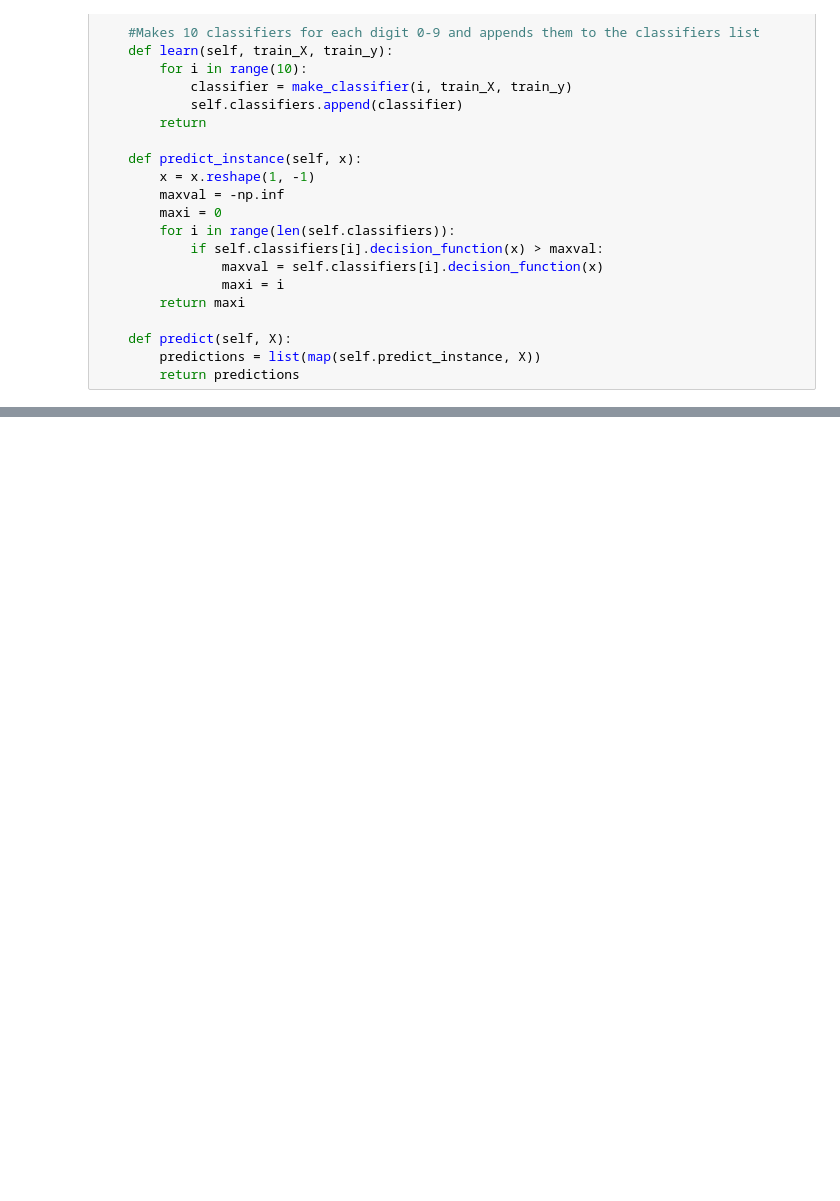
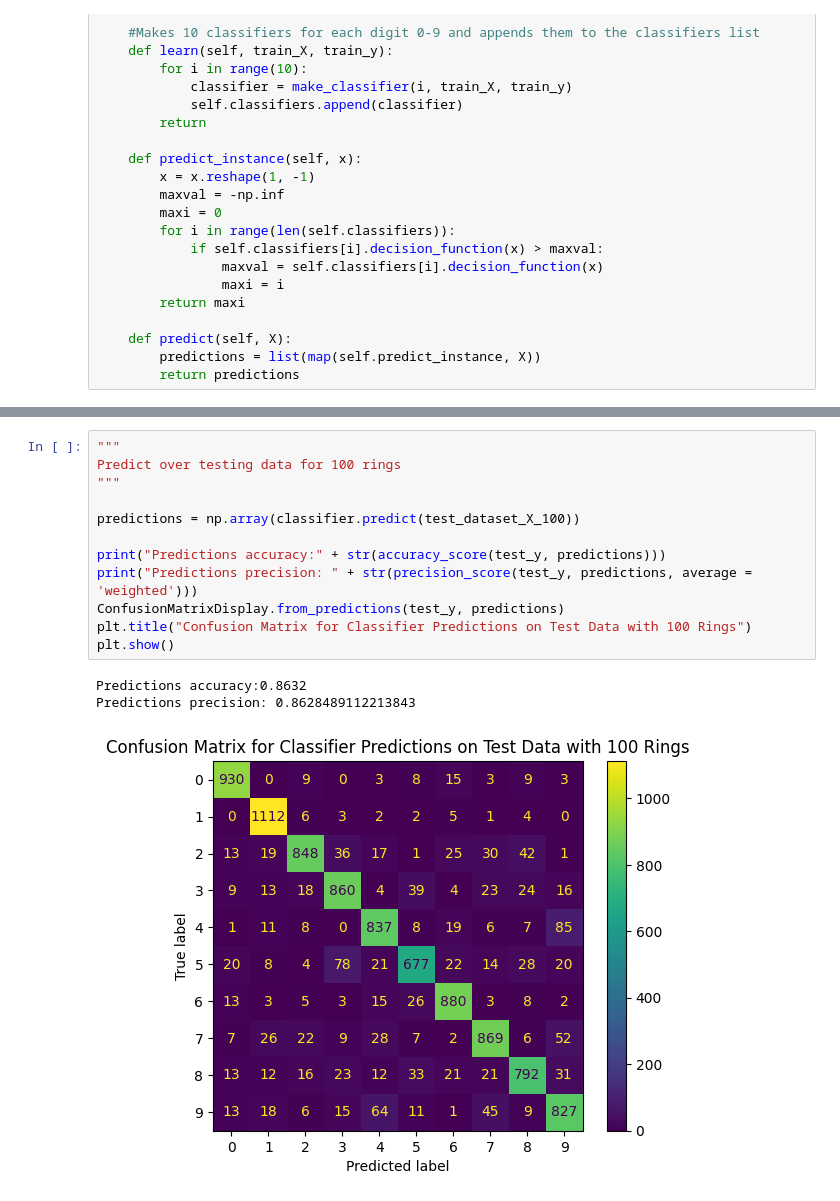
Before and after one commit to ajy-123/coupled_oscillators, a Jupyter notebook: mnist-classification.ipynb, the cells around one changed output, grey strips where cells are left out. Cells and saved outputs as stored; diff of their text form; blank space fills up the shorter version.

```diff
--- a/mnist-classification.ipynb
+++ b/mnist-classification.ipynb
@@ -97,0 +124,16 @@ Predictions precision: 0.8824109377122011
+# %%
+"""
+Predict over testing data for 100 rings
+"""
+
+predictions = np.array(classifier.predict(test_dataset_X_100))
+
+print("Predictions accuracy:" + str(accuracy_score(test_y, predictions)))
+print("Predictions precision: " + str(precision_score(test_y, predictions, average = 'weighted')))
+ConfusionMatrixDisplay.from_predictions(test_y, predictions)
+plt.title("Confusion Matrix for Classifier Predictions on Test Data with 100 Rings")
+plt.show()
+# %% [output]
+Predictions accuracy:0.8632
+Predictions precision: 0.8628489112213843
+[figure, added]
```
Also changed, not shown: parts of 12 cells of this notebook, 2 other files.
